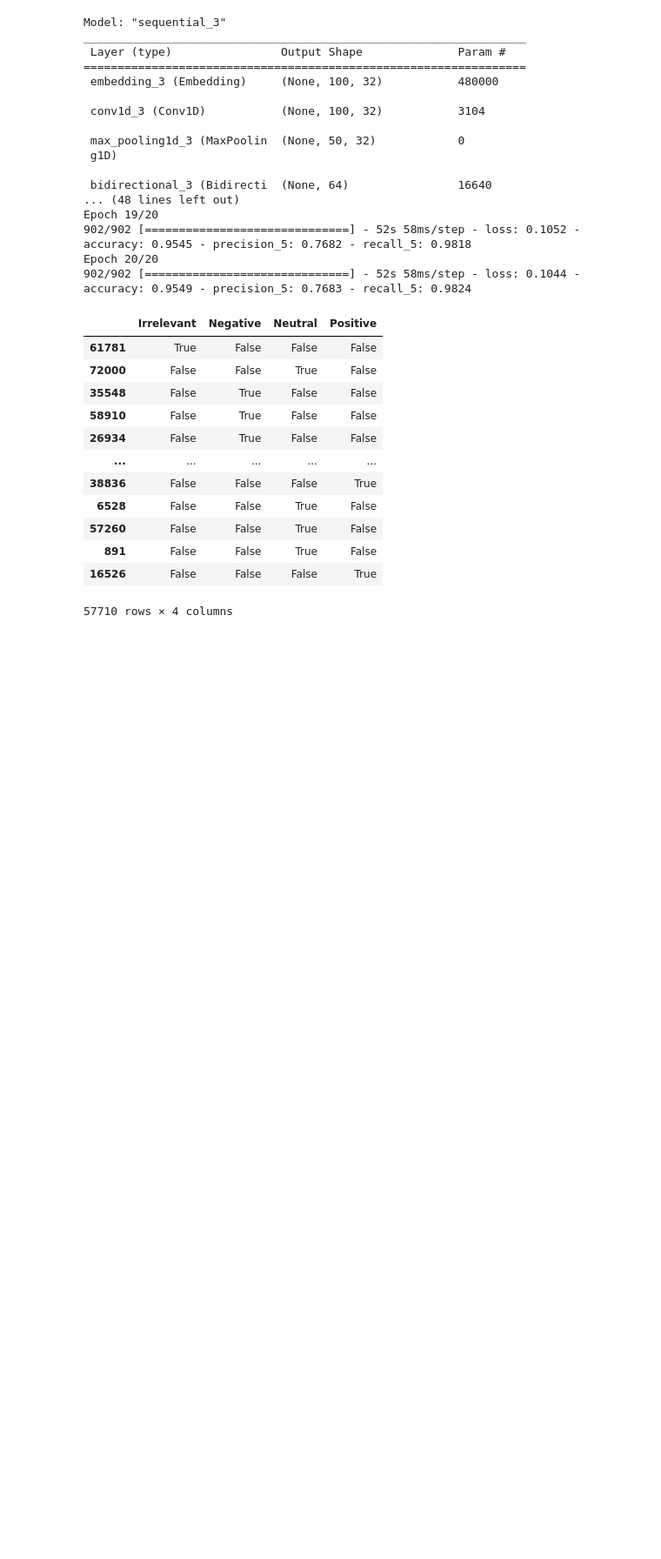
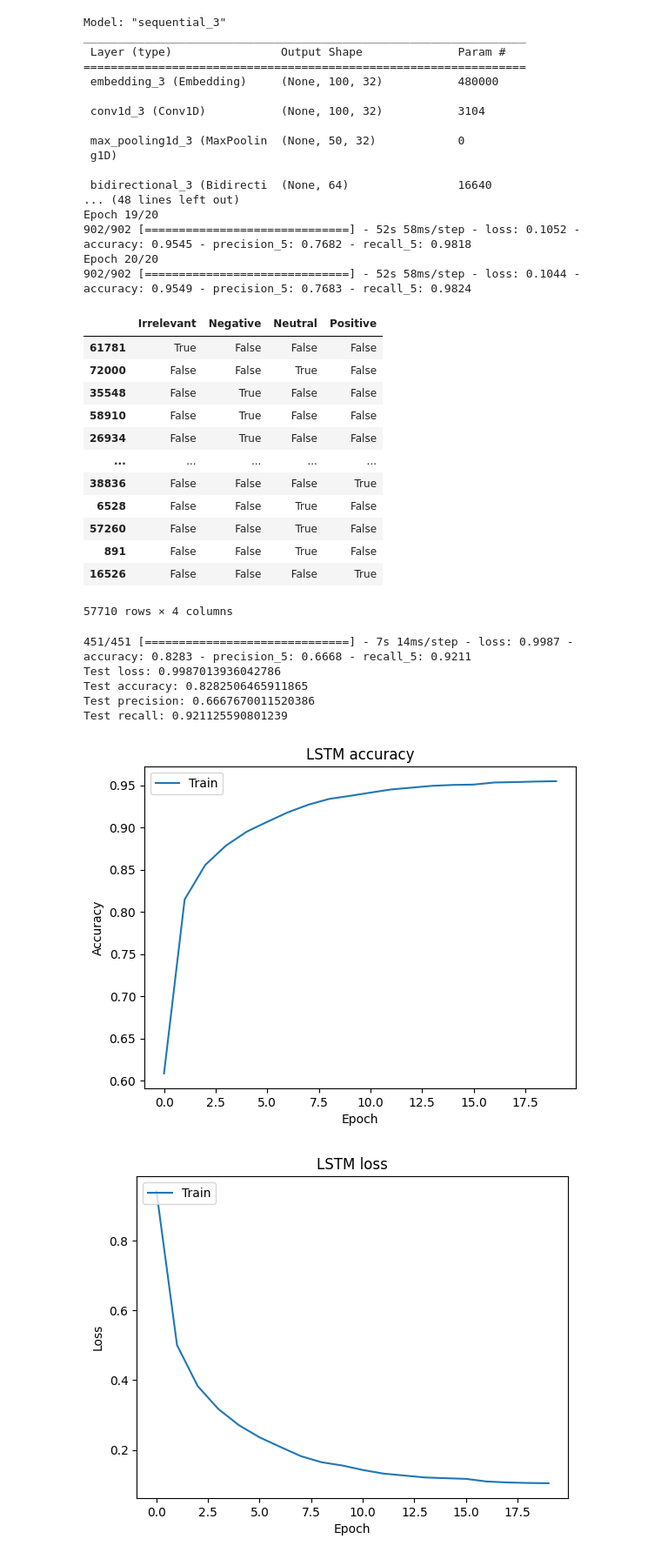
Before and after one commit to KanishkThamman/LSTMSentimental, a Jupyter notebook: Copy_of_LSTMSentimental_analysis.ipynb, the cells around one changed output. Shown: that part at 87% size. Saved outputs shown, nothing was run; the diff lists cells and outputs as text; code cells hidden in the pictures; blank space fills up the shorter version.

```diff
--- a/Copy_of_LSTMSentimental_analysis.ipynb
+++ b/Copy_of_LSTMSentimental_analysis.ipynb
@@ -330,3 +330,36 @@ y_train
 | 891 | False | False | True | False |
 | 16526 | False | False | False | True |
 57710 rows × 4 columns
+# %%
+import matplotlib.pyplot as p
+
+# Evaluate model
+score = model.evaluate(x_test, y_test, verbose=1)
+print('Test loss:', score[0])
+print('Test accuracy:', score[1])
+print('Test precision:', score[2])
+print('Test recall:', score[3])
+
+# Plot training & validation accuracy values
+p.plot(history.history['accuracy'])
+p.title('LSTM accuracy')
+p.ylabel('Accuracy')
+p.xlabel('Epoch')
+p.legend(['Train'], loc='upper left')
+p.show()
+
+# Plot training & validation loss values
+p.plot(history.history['loss'])
+p.title('LSTM loss')
+p.ylabel('Loss')
+p.xlabel('Epoch')
+p.legend(['Train'], loc='upper left')
+p.show()
+# %% [output]
+451/451 [==============================] - 7s 14ms/step - loss: 0.9987 - accuracy: 0.8283 - precision_5: 0.6668 - recall_5: 0.9211
+Test loss: 0.9987013936042786
+Test accuracy: 0.8282506465911865
+Test precision: 0.6667670011520386
+Test recall: 0.921125590801239
+[figure, added]
+[figure, added]
```
Also changed, not shown: 3 other files.
